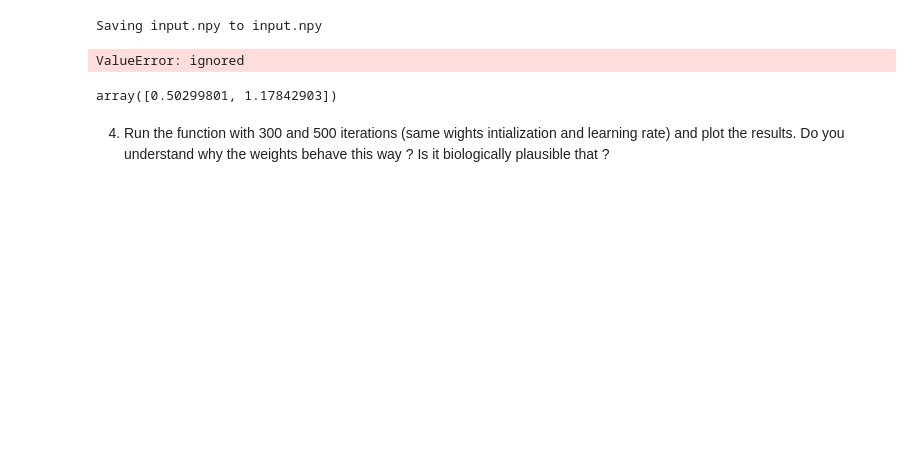
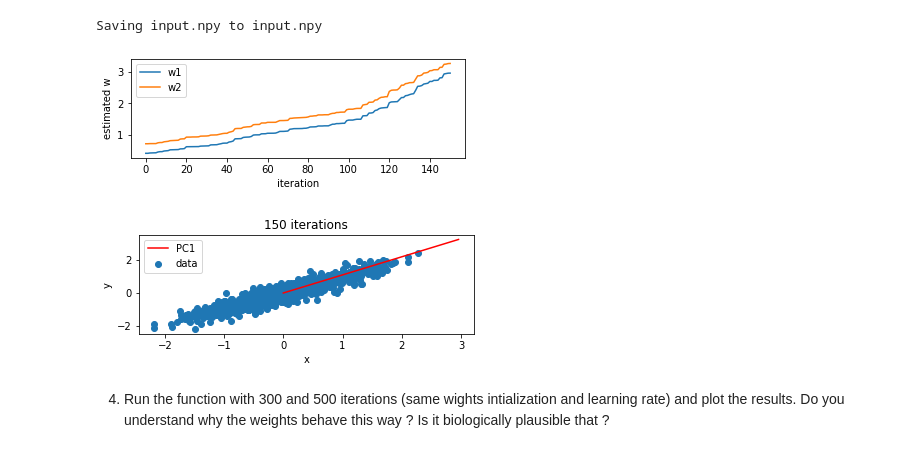
Before and after one commit to Jingkang1020/Jingkang1020, a Jupyter notebook: Unsupervised_Learning_Assignment.ipynb, the cells around one changed output. Drawn from its saved outputs; the diff is of its cells as text; code cells hidden in the pictures; blank space fills up the shorter version.

```diff
--- a/Unsupervised_Learning_Assignment.ipynb
+++ b/Unsupervised_Learning_Assignment.ipynb
@@ -44,23 +59,53 @@ uploaded = files.upload()
 [interactive output not drawn]
 Saving input.npy to input.npy
 # %%
+# Set random seed for reproducibility
+np.random.seed(1)
+
+# 2 inputs, 1 output
 inputdata = np.load('input.npy')
 nb_samples = inputdata.shape[1]
-# Set random seed for reproducibility
-np.random.seed(1)
-# 2 inputs, 1 output (initialize the weights)
-weights = np.random.rand(2,1)
 
+n,m = inputdata.shape
 lrate = 0.01 # This rate should work
-
-#  CODE THE LOOP HERE AND PLOT RESULTS
-# %% [output]
-ValueError: ignored
-# %%
-y = np.dot(weights,inputdata[:,1])
-# %%
-inputdata[:,1]
-# %% [output]
-array([0.50299801, 1.17842903])
+# %%
+def W_estimater(iter,lrate,m):
+    weights = np.zeros([n,iter+1])
+#  initialize the weights
+    weights[:,0] = np.random.rand(2)
+
+    for i in range(iter):
+        #sample index randomly from 0 ~ 1000 (observasion)
+        ix = np.random.randint(low=0, high=m-1)
+        y = np.dot(weights[:,i], inputdata[:,ix])
+        weights[:,i+1] = weights[:,i] + lrate*y*inputdata[:,ix]
+    return weights
+# %%
+nb_samples = 150
+weights = W_estimater(nb_samples,lrate,m)
+plt.subplot(2, 1, 1)
+plt.plot(weights[0], label = 'w1')
+plt.plot(weights[1], label = 'w2')
+plt.legend()
+plt.xlabel("iteration")
+plt.ylabel("estimated w")
+plt.show()
+plt.subplot(2, 1, 2)
+plt.plot([0, weights[0, nb_samples-1]] , [0, weights[1, nb_samples-1]], color="r", label= 'PC1')
+plt.scatter(inputdata[0], inputdata[1], label= 'data')
+plt.legend()
+plt.xlabel("x")
+plt.ylabel("y")
+plt.title('150 iterations')
+plt.show()
+
+#The red line represent the the eigenvector w.r.t the biggest eigenvalue of data matrix
+#This is because the solusion fo differential equision (3) is w_1*exp(λ_1*t) + w_2*exp(λ_2*t)
+# This means that the weight will increase to infinity.
+# λ_1, λ_2 are the eigenvalues and w_1, w_2 are the eigenvectors.
+# Therefore, the direction of estimated vector is first principle component axis.
+# %% [output]
+[figure, added]
+[figure, added]
 # %% [markdown]
 4) Run the function with 300 and 500 iterations (same wights intialization and learning rate) and plot the results. Do you understand why the weights behave this way ? Is it biologically plausible that ?
```
Also changed, not shown: parts of 12 cells of this notebook.
